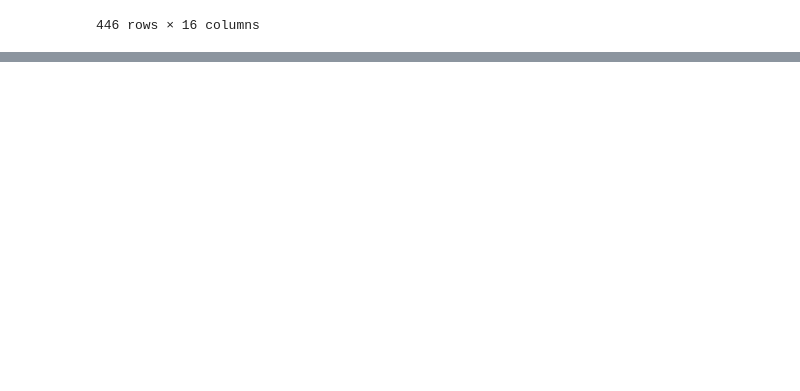
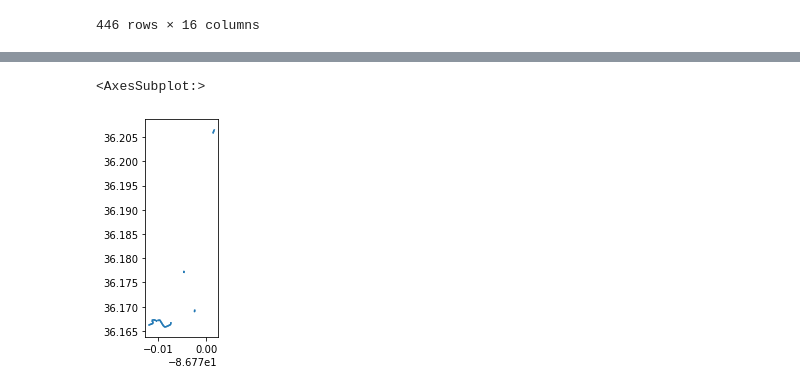
Before and after one commit to patlyons/wego-hades, a Jupyter notebook: notebooks/inbound_peak_wego_dc.ipynb, the cells around one changed output, grey strips where cells are left out. Drawn from its saved outputs; the diff is of its cells as text; code cells hidden in the pictures; blank space fills up the shorter version.

```diff
--- a/notebooks/wego_dc.ipynb
+++ b/notebooks/inbound_peak_wego_dc.ipynb
@@ -992,0 +708,3 @@ AttributeError: 'GeoDataFrame' object has no attribute 'GeoDataFrame'
+# %%
+slow_am_summer = am_summer.loc[am_summer['percent20Secs'] > 2.524]
+slow_am_summer.sort_values('percent20Secs', ascending = False)
@@ -992,0 +763,6 @@ AttributeError: 'GeoDataFrame' object has no attribute 'GeoDataFrame'
+# %%
+#plot(figsize = 17, 10)
+slow_am_summer.plot()
+# %% [output]
+<AxesSubplot:>
+[figure, added]
```
Also changed, not shown: parts of 106 cells of this notebook, 3 other files.
